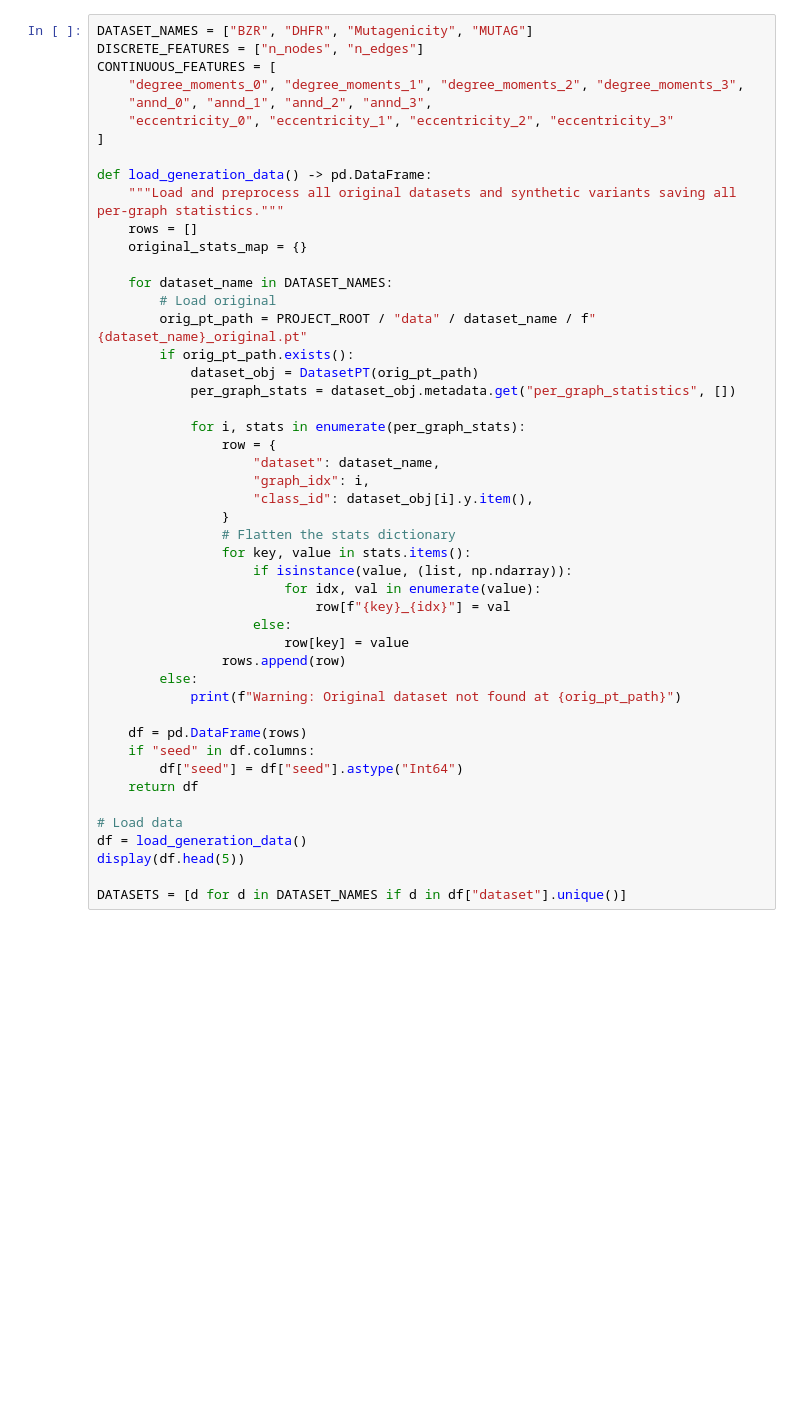
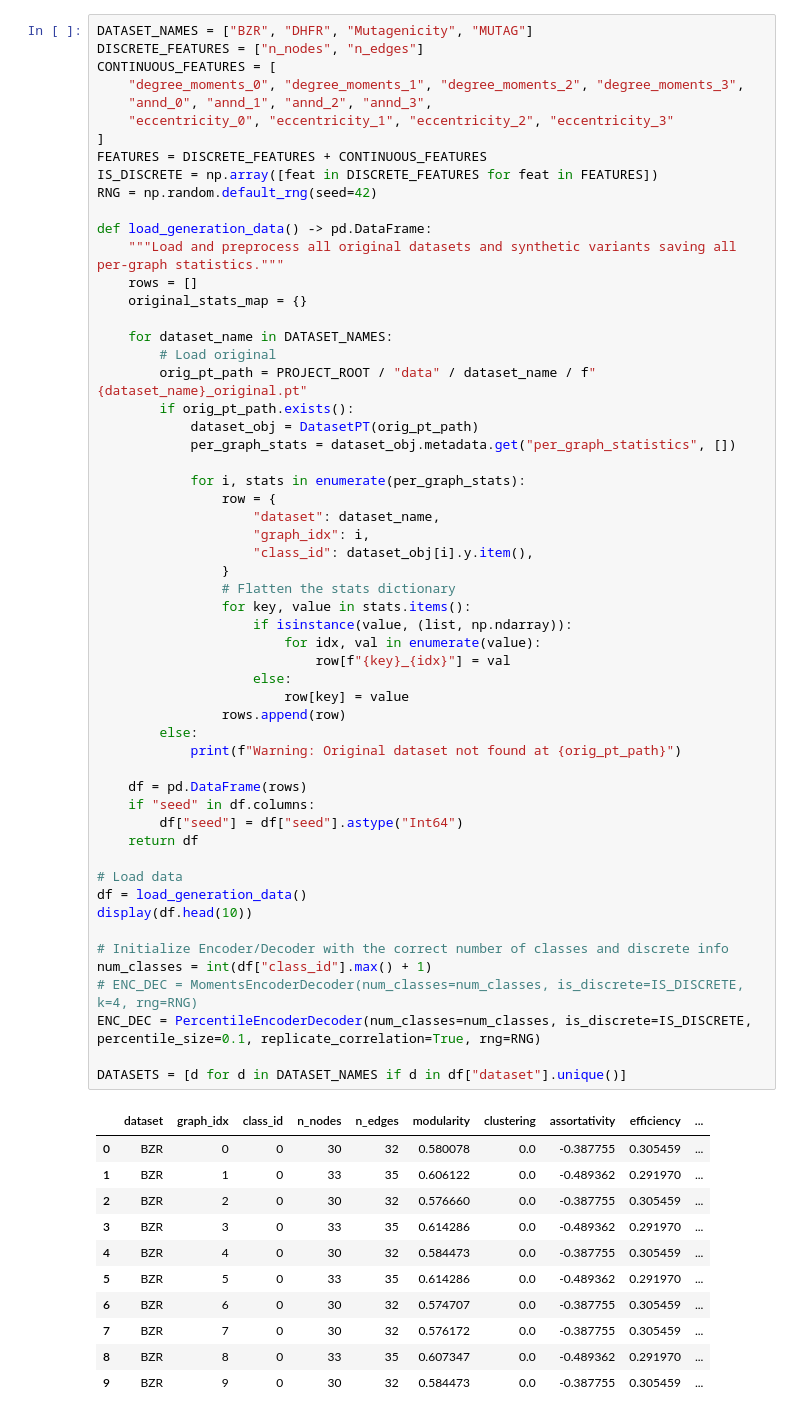
Before and after one commit to Andre1372/syn_bench_gnn, a Jupyter notebook: notebooks/embedding_dataset.ipynb, the cells around one changed output. Cells and saved outputs as stored; diff of their text form; blank space fills up the shorter version.

```diff
--- a/notebooks/embedding_dataset.ipynb
+++ b/notebooks/embedding_dataset.ipynb
@@ -26,6 +29,9 @@ CONTINUOUS_FEATURES = [
     "annd_0", "annd_1", "annd_2", "annd_3",
     "eccentricity_0", "eccentricity_1", "eccentricity_2", "eccentricity_3"
 ]
+FEATURES = DISCRETE_FEATURES + CONTINUOUS_FEATURES
+IS_DISCRETE = np.array([feat in DISCRETE_FEATURES for feat in FEATURES])
+RNG = np.random.default_rng(seed=42)
 
 def load_generation_data() -> pd.DataFrame:
     """Load and preprocess all original datasets and synthetic variants saving all per-graph statistics."""
@@ -39,31 +45,47 @@ def load_generation_data() -> pd.DataFrame:
             dataset_obj = DatasetPT(orig_pt_path)
             per_graph_stats = dataset_obj.metadata.get("per_graph_statistics", [])
 
             for i, stats in enumerate(per_graph_stats):
                 row = {
                     "dataset": dataset_name,
                     "graph_idx": i,
                     "class_id": dataset_obj[i].y.item(),
                 }
                 # Flatten the stats dictionary
                 for key, value in stats.items():
                     if isinstance(value, (list, np.ndarray)):
                         for idx, val in enumerate(value):
                             row[f"{key}_{idx}"] = val
                     else:
                         row[key] = value
                 rows.append(row)
         else:
             print(f"Warning: Original dataset not found at {orig_pt_path}")
 
     df = pd.DataFrame(rows)
     if "seed" in df.columns:
         df["seed"] = df["seed"].astype("Int64")
     return df
 
 # Load data
 df = load_generation_data()
-display(df.head(5))
+display(df.head(10))
+
+# Initialize Encoder/Decoder with the correct number of classes and discrete info
+num_classes = int(df["class_id"].max() + 1)
+# ENC_DEC = MomentsEncoderDecoder(num_classes=num_classes, is_discrete=IS_DISCRETE, k=4, rng=RNG)
+ENC_DEC = PercentileEncoderDecoder(num_classes=num_classes, is_discrete=IS_DISCRETE, percentile_size=0.1, replicate_correlation=True, rng=RNG)
 
 DATASETS = [d for d in DATASET_NAMES if d in df["dataset"].unique()]
 # %% [output]
+|  | dataset | graph_idx | class_id | n_nodes | n_edges | modularity | clustering | assortativity | efficiency | ... |
+| 0 | BZR | 0 | 0 | 30 | 32 | 0.580078 | 0.0 | -0.387755 | 0.305459 | ... |
+| 1 | BZR | 1 | 0 | 33 | 35 | 0.606122 | 0.0 | -0.489362 | 0.291970 | ... |
+| 2 | BZR | 2 | 0 | 30 | 32 | 0.576660 | 0.0 | -0.387755 | 0.305459 | ... |
+| 3 | BZR | 3 | 0 | 33 | 35 | 0.614286 | 0.0 | -0.489362 | 0.291970 | ... |
+| 4 | BZR | 4 | 0 | 30 | 32 | 0.584473 | 0.0 | -0.387755 | 0.305459 | ... |
+| 5 | BZR | 5 | 0 | 33 | 35 | 0.614286 | 0.0 | -0.489362 | 0.291970 | ... |
+| 6 | BZR | 6 | 0 | 30 | 32 | 0.574707 | 0.0 | -0.387755 | 0.305459 | ... |
+| 7 | BZR | 7 | 0 | 30 | 32 | 0.576172 | 0.0 | -0.387755 | 0.305459 | ... |
+| 8 | BZR | 8 | 0 | 33 | 35 | 0.607347 | 0.0 | -0.489362 | 0.291970 | ... |
+| 9 | BZR | 9 | 0 | 30 | 32 | 0.584473 | 0.0 | -0.387755 | 0.305459 | ... |
```
Also changed, not shown: parts of 8 cells of this notebook, 5 other files.
